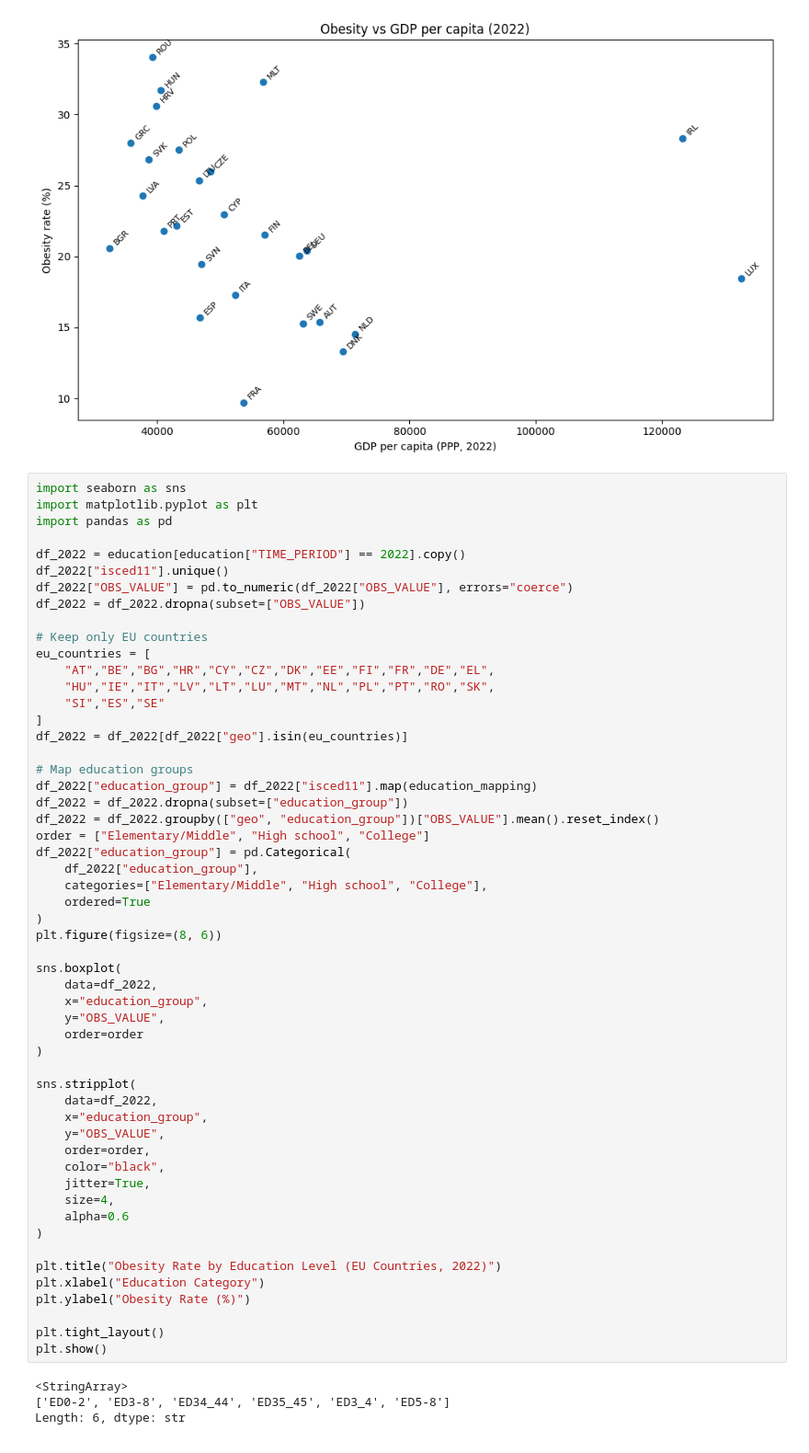
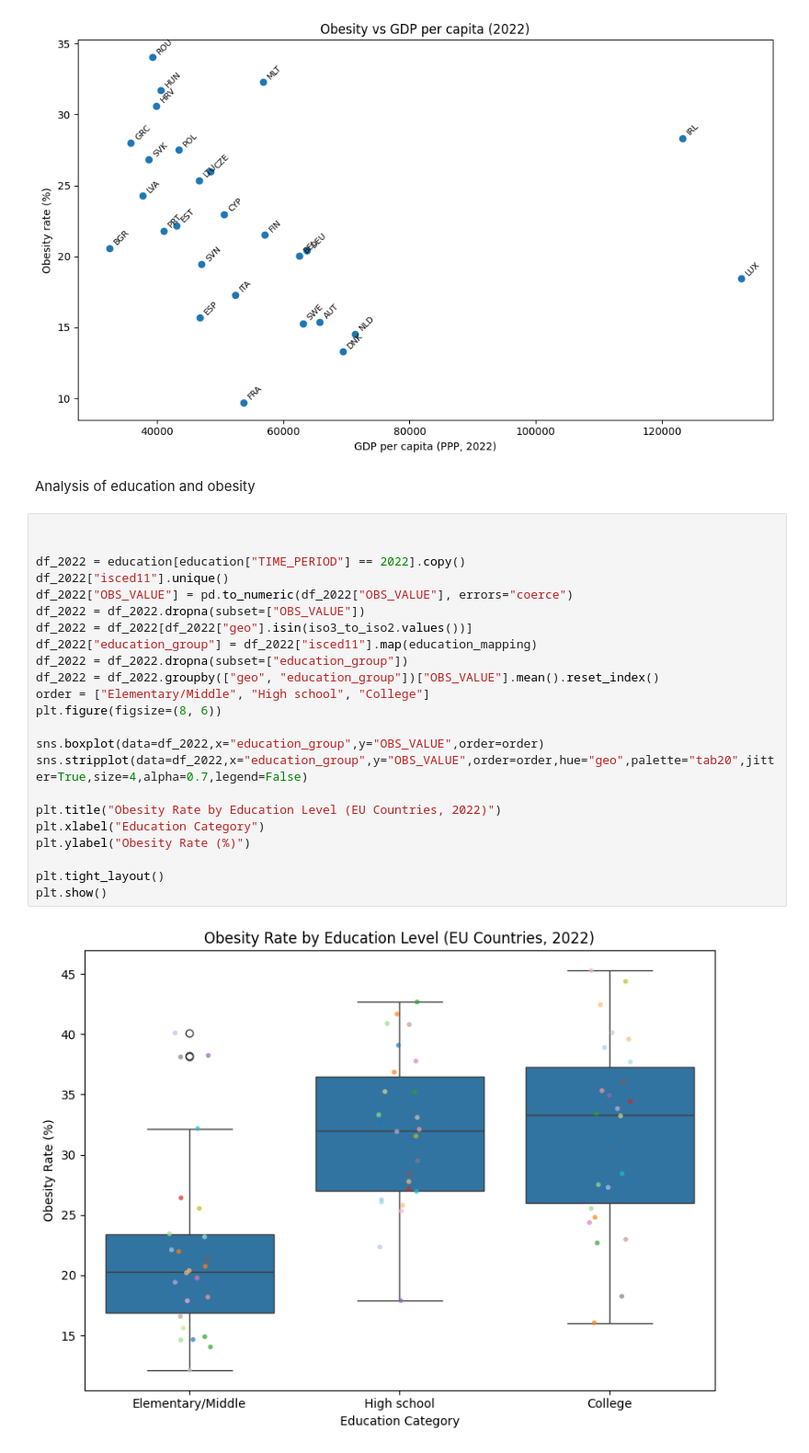
Before and after one commit to Danialmohebbi/EU-Obesity-Analysis, a Jupyter notebook: main.ipynb, the cells around one changed output. Shown at 92% size. Saved outputs shown, nothing was run; the diff lists cells and outputs as text.

```diff
--- a/main.ipynb
+++ b/main.ipynb
@@ -186,61 +186,30 @@ plt.tight_layout()
 plt.show()
 # %% [output]
 [figure]
+# %% [markdown]
+Analysis of education and obesity
 # %%
-import seaborn as sns
-import matplotlib.pyplot as plt
-import pandas as pd
+
 
 df_2022 = education[education["TIME_PERIOD"] == 2022].copy()
 df_2022["isced11"].unique()
 df_2022["OBS_VALUE"] = pd.to_numeric(df_2022["OBS_VALUE"], errors="coerce")
 df_2022 = df_2022.dropna(subset=["OBS_VALUE"])
-
-# Keep only EU countries
-eu_countries = [
-    "AT","BE","BG","HR","CY","CZ","DK","EE","FI","FR","DE","EL",
-    "HU","IE","IT","LV","LT","LU","MT","NL","PL","PT","RO","SK",
-    "SI","ES","SE"
-]
-df_2022 = df_2022[df_2022["geo"].isin(eu_countries)]
-
-# Map education groups
+df_2022 = df_2022[df_2022["geo"].isin(iso3_to_iso2.values())]
 df_2022["education_group"] = df_2022["isced11"].map(education_mapping)
 df_2022 = df_2022.dropna(subset=["education_group"])
 df_2022 = df_2022.groupby(["geo", "education_group"])["OBS_VALUE"].mean().reset_index()
 order = ["Elementary/Middle", "High school", "College"]
-df_2022["education_group"] = pd.Categorical(
-    df_2022["education_group"],
-    categories=["Elementary/Middle", "High school", "College"],
-    ordered=True
-)
 plt.figure(figsize=(8, 6))
 
-sns.boxplot(
-    data=df_2022,
-    x="education_group",
-    y="OBS_VALUE",
-    order=order
-)
-
-sns.stripplot(
-    data=df_2022,
-    x="education_group",
-    y="OBS_VALUE",
-    order=order,
-    color="black",
-    jitter=True,
-    size=4,
-    alpha=0.6
-)
+sns.boxplot(data=df_2022,x="education_group",y="OBS_VALUE",order=order)
+sns.stripplot(data=df_2022,x="education_group",y="OBS_VALUE",order=order,hue="geo",palette="tab20",jitter=True,size=4,alpha=0.7,legend=False)
 
 plt.title("Obesity Rate by Education Level (EU Countries, 2022)")
 plt.xlabel("Education Category")
 plt.ylabel("Obesity Rate (%)")
 
 plt.tight_layout()
 plt.show()
 # %% [output]
-<StringArray>
-['ED0-2', 'ED3-8', 'ED34_44', 'ED35_45', 'ED3_4', 'ED5-8']
-Length: 6, dtype: str
+[figure, added]
```
